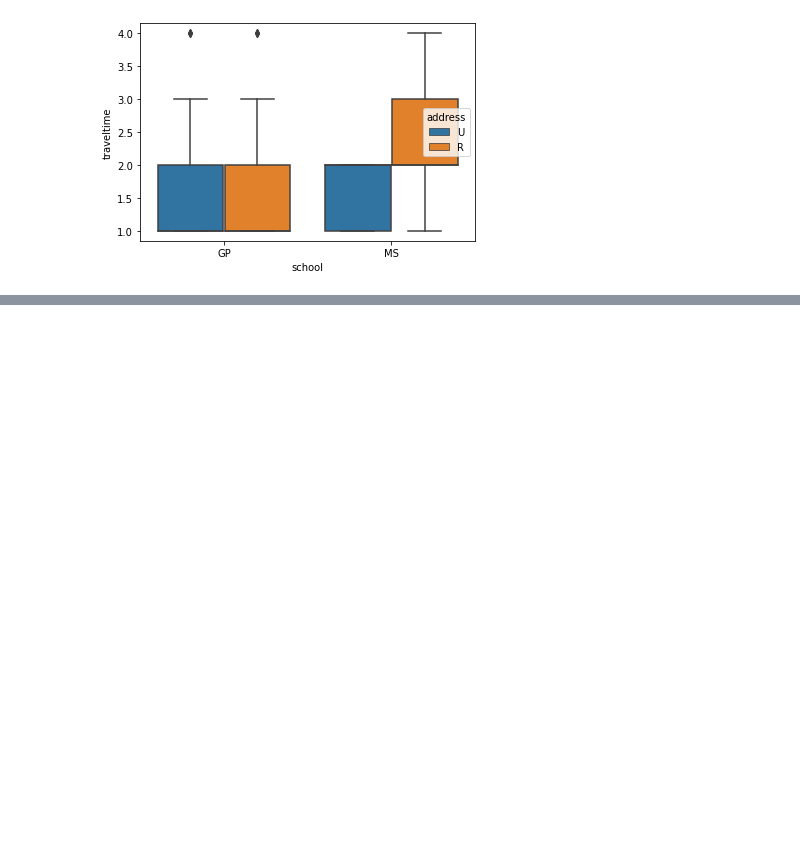
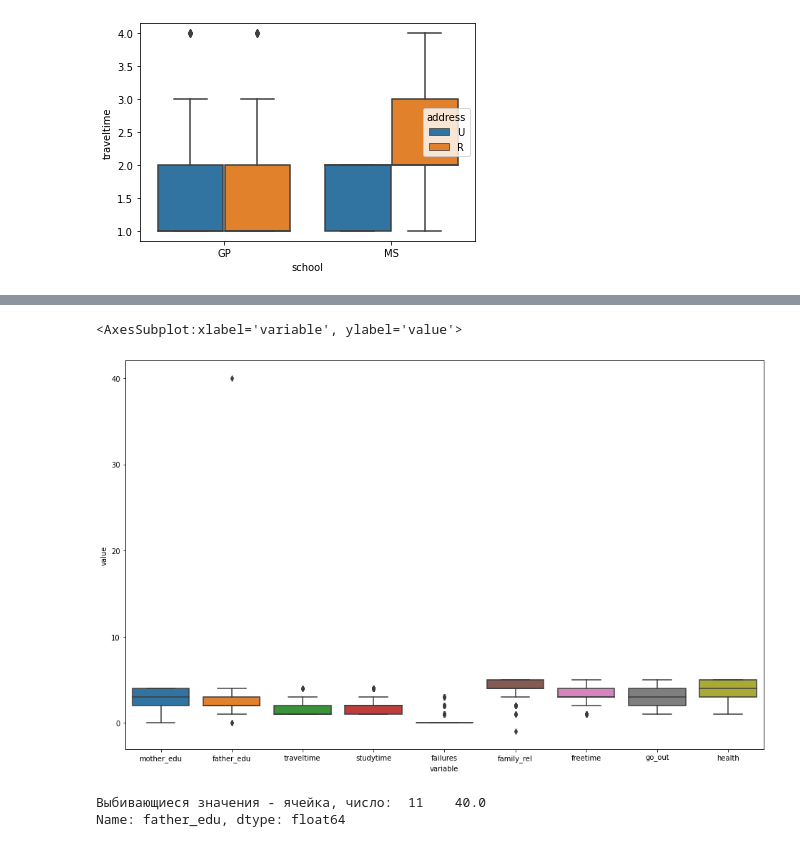
Before and after one commit to Demistus/rds, a Jupyter notebook: module_2/Untitled.ipynb, the cells around one changed output, grey strips where cells are left out. Cells and saved outputs as stored; diff of their text form; code cells hidden in the pictures; blank space fills up the shorter version.

```diff
--- a/module_2/Untitled.ipynb
+++ b/module_2/Untitled.ipynb
@@ -142,0 +90,15 @@ math.loc[:, ['address']].info() '''
+# %%
+plt.figure(figsize=(16, 10))
+df = pd.DataFrame(data=math, columns=['mother_edu', 'father_edu', 'traveltime', 'studytime', 'failures', 'family_rel', 'freetime', 'go_out', 'health'])
+display(sns.boxplot(x="variable", y="value", data=pd.melt(df)))
+# %% [output]
+<AxesSubplot:xlabel='variable', ylabel='value'>
+[figure, added]
+# %%
+print('Выбивающиеся значения - ячейка, число: ',
+      math.father_edu[math.father_edu > 4])  # ищем выбивающиеся значения
+# предполагаем, что 40 - это была 4, просто 0 появился
+math.loc[11, 'father_edu'] = 4  # исправляем ячейку
+# %% [output]
+Выбивающиеся значения - ячейка, число:  11    40.0
+Name: father_edu, dtype: float64
```
Also changed, not shown: parts of 24 cells of this notebook.
